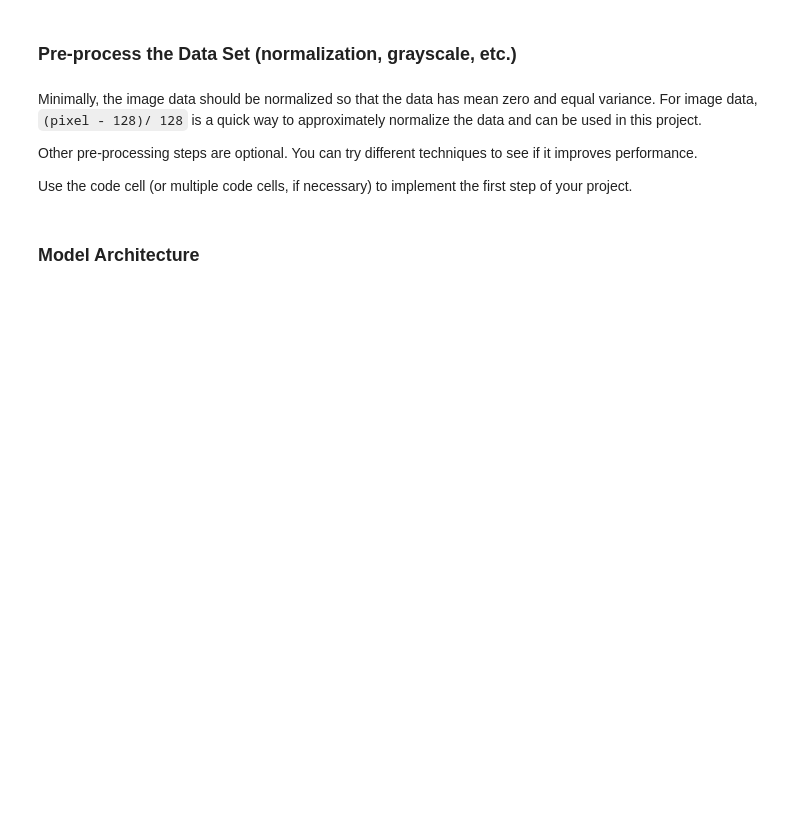
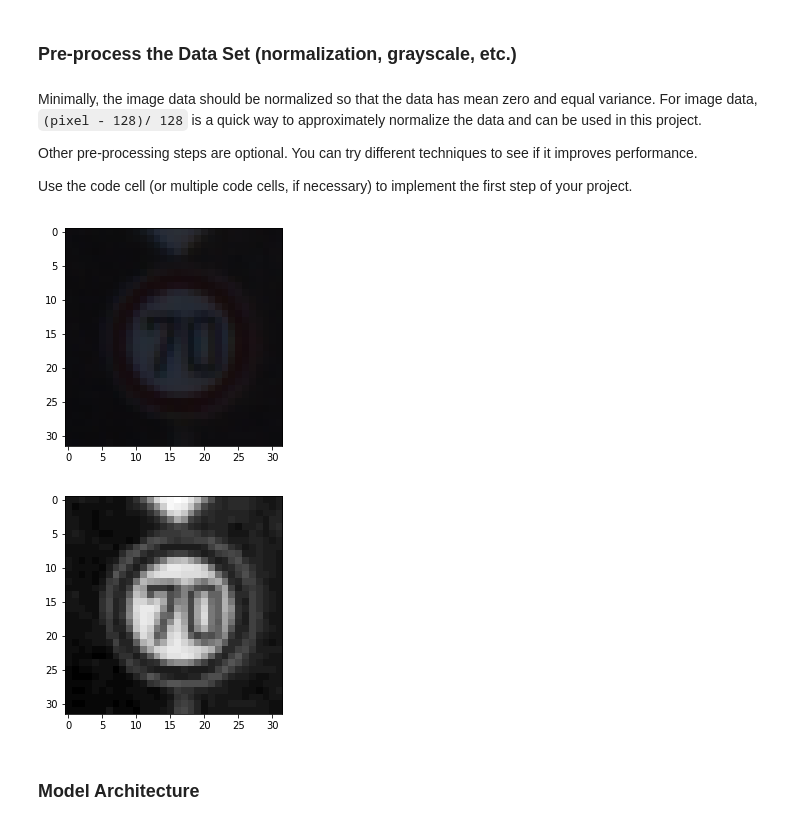
Before and after one commit to maks-bond/CarND-TrafficSignClassification, a Jupyter notebook: Traffic_Sign_Classifier.ipynb, the cells around one changed output. Drawn from its saved outputs; the diff is of its cells as text; code cells hidden in the pictures; blank space fills up the shorter version.

```diff
--- a/Traffic_Sign_Classifier.ipynb
+++ b/Traffic_Sign_Classifier.ipynb
@@ -257,3 +204,26 @@ X_test_norm = np.array([preprocess(im) for im in X_test])
+# %%
+### Preprocess the data here. It is required to normalize the data. Other preprocessing steps could include
+### converting to grayscale, etc.
+### Feel free to use as many code cells as needed.
+
+import cv2
+import numpy as np
+import matplotlib.image as mpimg
+
+X_train_norm = np.array([preprocess(im) for im in X_train])
+X_valid_norm = np.array([preprocess(im) for im in X_valid])
+X_test_norm = np.array([preprocess(im) for im in X_test])
+
+img = X_train[1]
+plt.imshow(img)
+plt.savefig('writeup_imgs/2.jpg')
+plt.figure()
+gray = cv2.cvtColor(img, cv2.COLOR_RGB2YCrCb)[:, :, 0]
+plt.imshow(gray, cmap='gray')
+plt.savefig('writeup_imgs/3.jpg')
+# %% [output]
+[figure, added]
+[figure, added]
 # %% [markdown]
 ### Model Architecture
 # %% [markdown]
```
Also changed, not shown: parts of 19 cells of this notebook, 14 other files.
